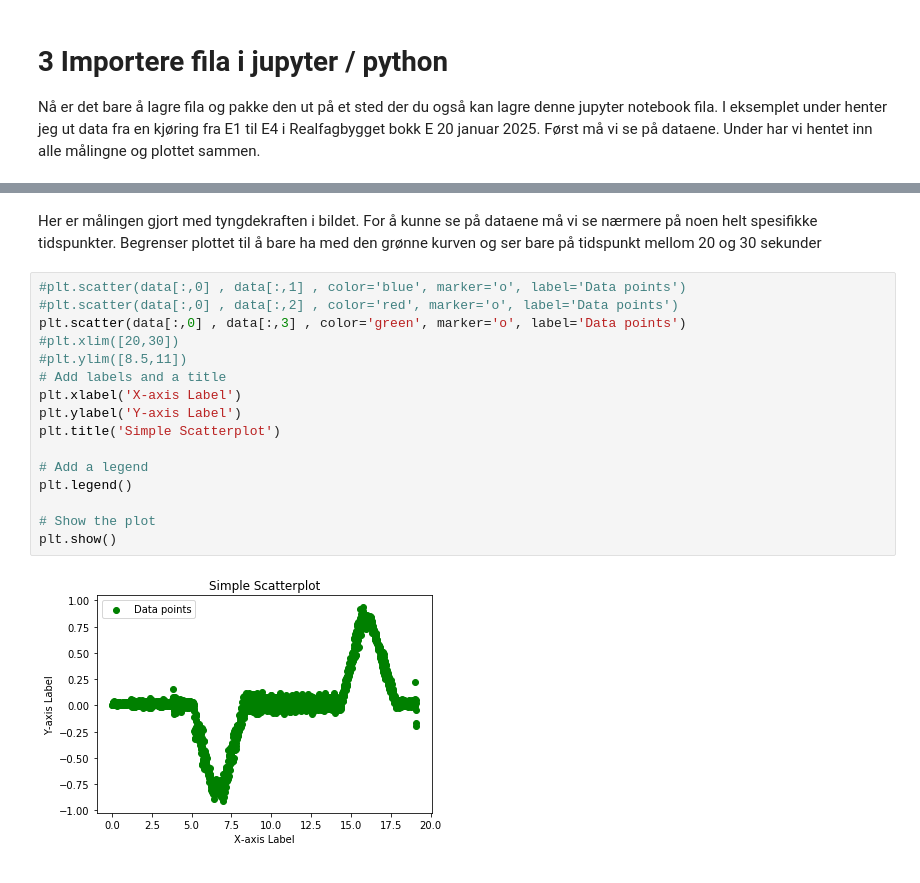
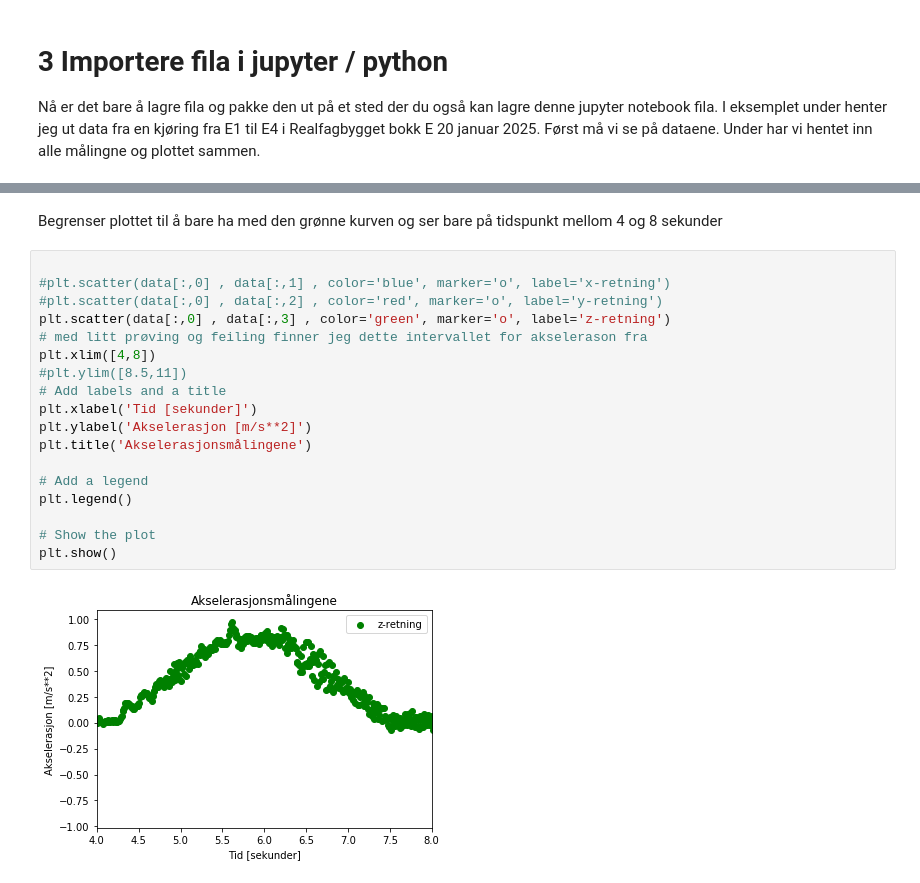
Before and after one commit to magnusendresen/IFYT1002_BIDATA, a Jupyter notebook: oving3/Minilab 2.ipynb, the cells around one changed output, grey strips where cells are left out. Cells and saved outputs as stored; diff of their text form.

```diff
--- a/oving3/Minilab 2.ipynb
+++ b/oving3/Minilab 2.ipynb
@@ -71,20 +96,22 @@ plt.show()
 # %% [markdown]
-Her er målingen gjort med tyngdekraften i bildet. For å kunne se på dataene må vi se nærmere på noen helt spesifikke tidspunkter. Begrenser plottet til å bare ha med den grønne kurven og ser bare på tidspunkt mellom 20 og 30 sekunder
+ Begrenser plottet til å bare ha med den grønne kurven og ser bare på tidspunkt mellom 4 og 8 sekunder
 # %%
-#plt.scatter(data[:,0] , data[:,1] , color='blue', marker='o', label='Data points')
-#plt.scatter(data[:,0] , data[:,2] , color='red', marker='o', label='Data points')
-plt.scatter(data[:,0] , data[:,3] , color='green', marker='o', label='Data points')
-#plt.xlim([20,30])
+
+#plt.scatter(data[:,0] , data[:,1] , color='blue', marker='o', label='x-retning')
+#plt.scatter(data[:,0] , data[:,2] , color='red', marker='o', label='y-retning')
+plt.scatter(data[:,0] , data[:,3] , color='green', marker='o', label='z-retning')
+# med litt prøving og feiling finner jeg dette intervallet for akselerason fra
+plt.xlim([4,8])
 #plt.ylim([8.5,11])
 # Add labels and a title
-plt.xlabel('X-axis Label')
-plt.ylabel('Y-axis Label')
-plt.title('Simple Scatterplot')
+plt.xlabel('Tid [sekunder]')
+plt.ylabel('Akselerasjon [m/s**2]')
+plt.title('Akselerasjonsmålingene')
 
 # Add a legend
 plt.legend()
 
 # Show the plot
 plt.show()
 # %% [output]
-[figure, old version]
+[figure, new version]
```
Also changed, not shown: parts of 20 cells of this notebook, 1 other file.
